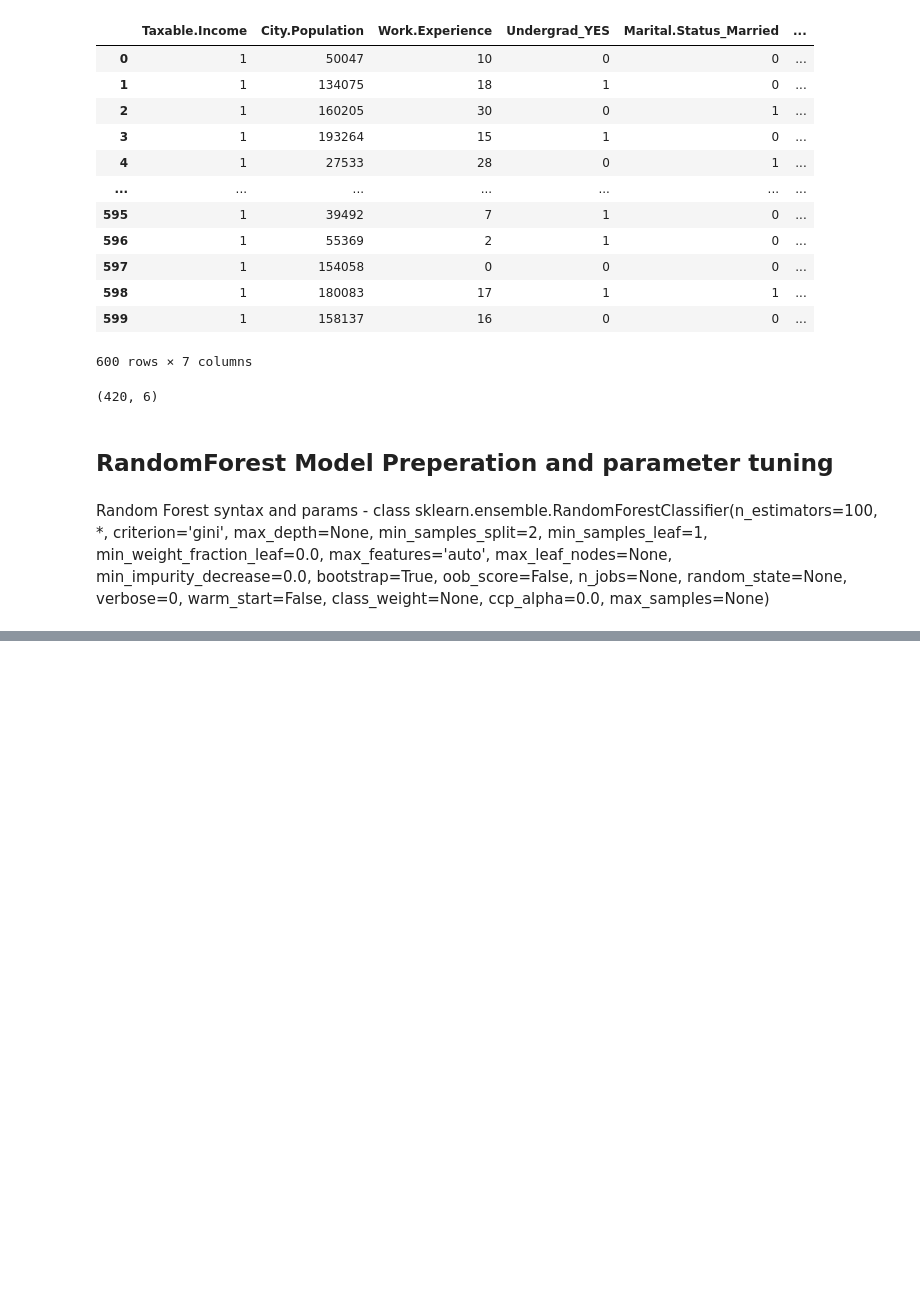
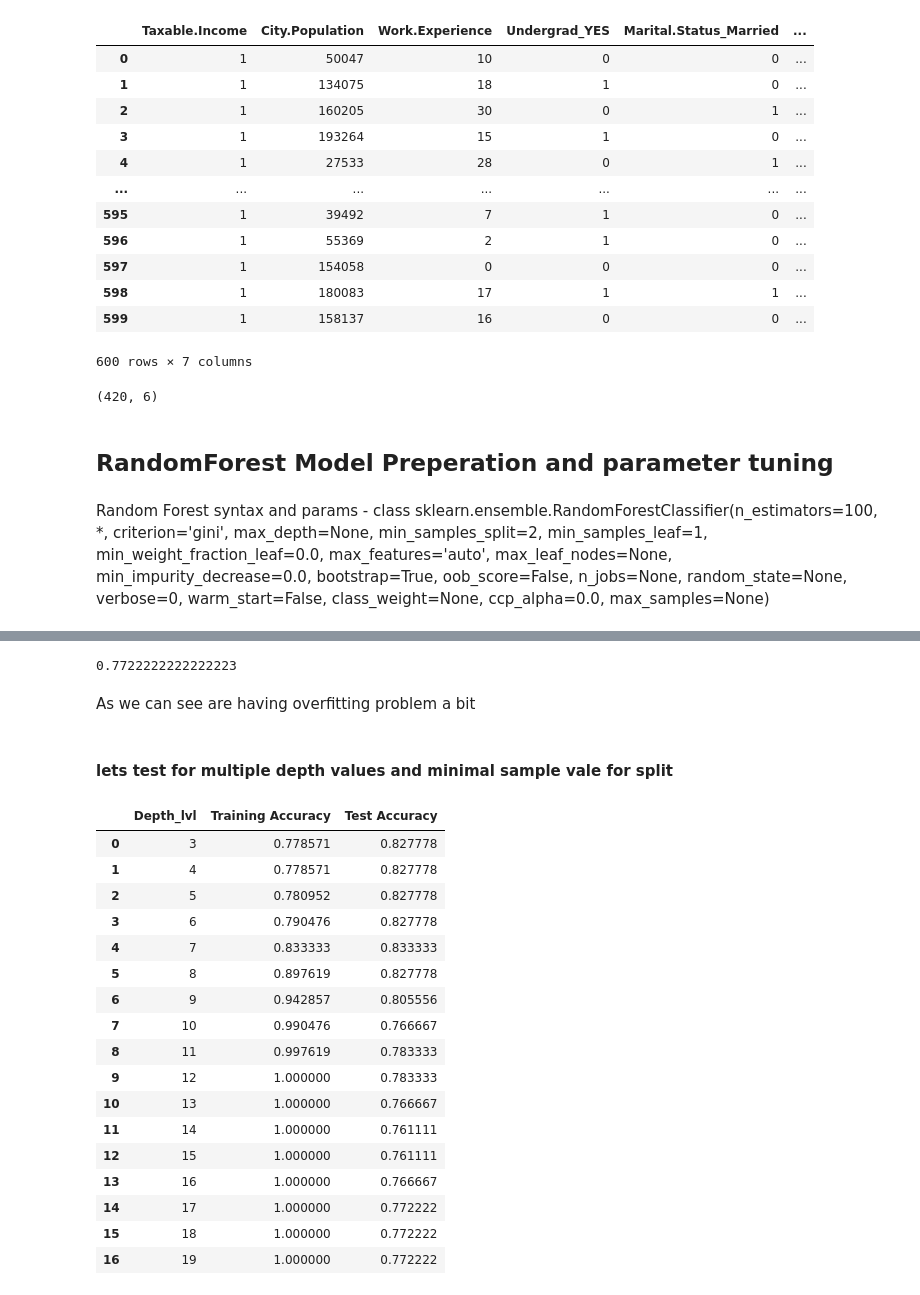
Before and after one commit to Smit131/DS-assignments-python, a Jupyter notebook: Random Forest/Random Forest ParaDetails.ipynb, the cells around one changed output, grey strips where cells are left out. Saved outputs shown, nothing was run; the diff lists cells and outputs as text; code cells hidden in the pictures; blank space fills up the shorter version.

```diff
--- a/Random Forest/Random Forest ParaDetails.ipynb
+++ b/Random Forest/Random Forest ParaDetails.ipynb
@@ -209,0 +226,9 @@ class sklearn.ensemble.RandomForestClassifier(n_estimators=100, *, criterion='gi
+# %%
+np.mean(ts_pred == ts_df_y)
+#accuracy is 77%
+# %% [output]
+0.7722222222222223
+# %% [markdown]
+As we can see are having overfitting problem a bit
+# %% [markdown]
+#### lets test for multiple depth values and minimal sample vale for split
@@ -209,0 +248,21 @@ class sklearn.ensemble.RandomForestClassifier(n_estimators=100, *, criterion='gi
+# %%
+depth_score_df
+# %% [output]
+|  | Depth_lvl | Training Accuracy | Test Accuracy |
+| 0 | 3 | 0.778571 | 0.827778 |
+| 1 | 4 | 0.778571 | 0.827778 |
+| 2 | 5 | 0.780952 | 0.827778 |
+| 3 | 6 | 0.790476 | 0.827778 |
+| 4 | 7 | 0.833333 | 0.833333 |
+| 5 | 8 | 0.897619 | 0.827778 |
+| 6 | 9 | 0.942857 | 0.805556 |
+| 7 | 10 | 0.990476 | 0.766667 |
+| 8 | 11 | 0.997619 | 0.783333 |
+| 9 | 12 | 1.000000 | 0.783333 |
+| 10 | 13 | 1.000000 | 0.766667 |
+| 11 | 14 | 1.000000 | 0.761111 |
+| 12 | 15 | 1.000000 | 0.761111 |
+| 13 | 16 | 1.000000 | 0.766667 |
+| 14 | 17 | 1.000000 | 0.772222 |
+| 15 | 18 | 1.000000 | 0.772222 |
+| 16 | 19 | 1.000000 | 0.772222 |
```
Also changed, not shown: parts of 23 cells of this notebook, 1 other file.
